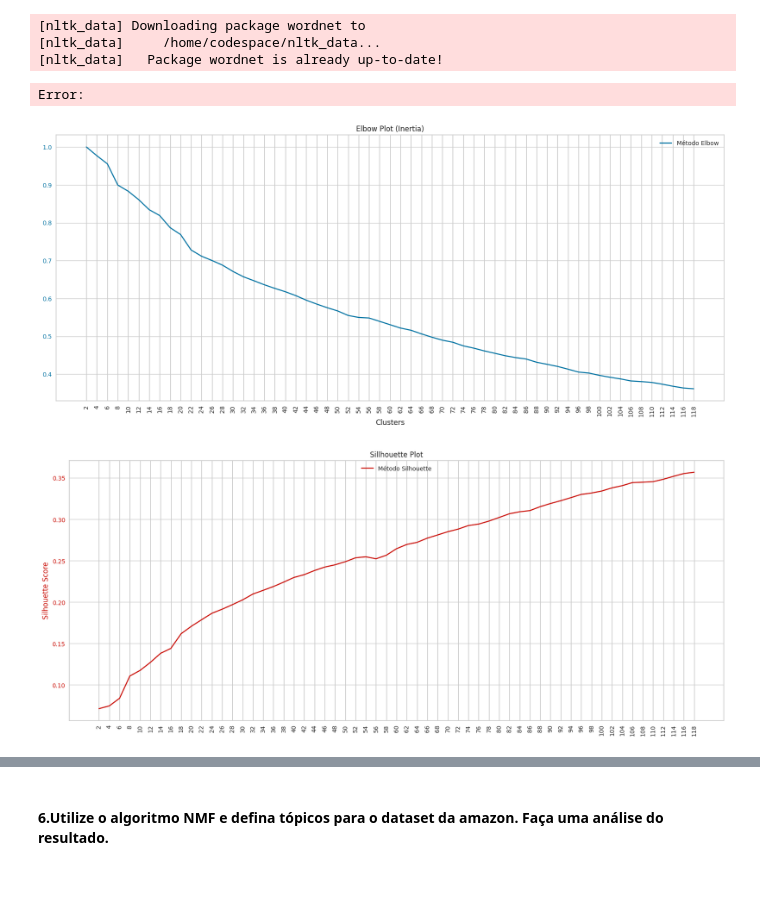
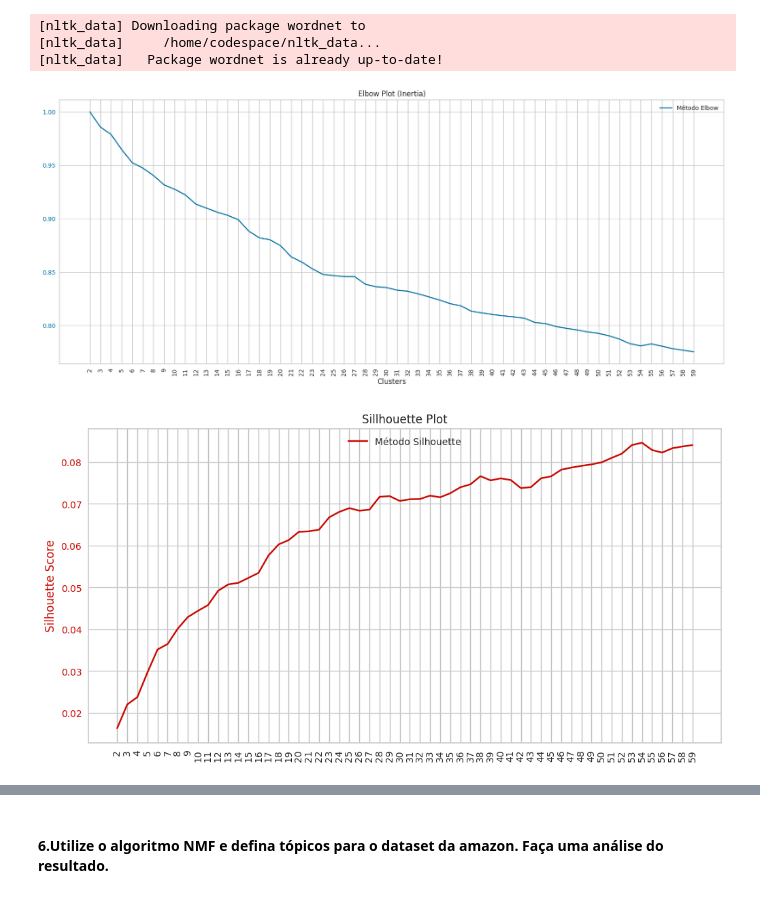
Before and after one commit to rodrigo1992-cmyk/Faculdade, a Jupyter notebook: Notebooks/rodrigo_mesquita_DR4_AT.ipynb, the cells around one changed output, grey strips where cells are left out. Drawn from its saved outputs; the diff is of its cells as text; code cells hidden in the pictures.

```diff
--- a/Notebooks/rodrigo_mesquita_DR4_AT.ipynb
+++ b/Notebooks/rodrigo_mesquita_DR4_AT.ipynb
@@ -180,15 +198,15 @@ for doc in X:
 [nltk_data]   Package wordnet is already up-to-date!
 # %%
 #Aplicando TF-IDF
-tfidf = TfidfVectorizer(max_df= 0.5, min_df= 5, stop_words='english')
+max_df = 0.5
+min_df = 5
+tfidf = TfidfVectorizer(max_df= max_df, min_df= min_df, stop_words='english')
 vect = tfidf.fit_transform(data_lem)
-# %% [output]
-Error:
 # %%
 #Treinar o Kmeans e iterar com diferentes valores de K para avaliar a quantidade idade, utilizando os métodos elbow e silhouette
 elbow, silhouette = {},{}
-for k in range(2, 5, 1):
-    model = KMeans(n_clusters= k, max_iter=1000, random_state=22).fit(vect)
+for k in range(2, 60, 1):
+    model = KMeans(n_clusters= k, max_iter=1000, random_state=42).fit(vect)
     preds = model.predict(vect)
     elbow[k] = model.inertia_
     silhouette[k] = silhouette_score(vect,preds)
@@ -216,27 +234,27 @@ ax1.grid(visible=True, axis='x', linestyle='-', color='gray', alpha=0.5)
 plt.title('Elbow Plot (Inertia)')
 plt.show()
 # %% [output]
-[figure, old version]
+[figure, new version]
 # %%
 # Gráfico Silhouete
-fig, ax1 = plt.subplots(figsize=(20, 8))
+fig, ax1 = plt.subplots(figsize=(12, 6))
 ax1.plot(list(silhouette.keys()), list(silhouette.values()), label="Método Silhouette", color='r')
 ax1.set_ylabel('Silhouette Score', fontsize=12, color='r')
 ax1.tick_params('y', colors='r')
 ax1.legend(loc='upper center')
 
 #Ajustar o Xticks para que seja de 1 em 1
 ax1.set_xticks(list(elbow.keys()))
 ax1.set_xticklabels(list(elbow.keys()))
 #rotacionar os Xticks
 plt.xticks(rotation=90)
 #Adicionar grid vertical
 ax1.grid(visible=True, axis='x', linestyle='-', color='gray', alpha=0.5)
 
 plt.title('Sillhouette Plot')
 plt.show()
 # %% [output]
-[figure, old version]
+[figure, new version]
 # %%
 tfidf = TfidfVectorizer(max_df=max_df, min_df=min_df, stop_words='english')
 vect = tfidf.fit_transform(data_lem)
```
Also changed, not shown: parts of 12 cells of this notebook.
